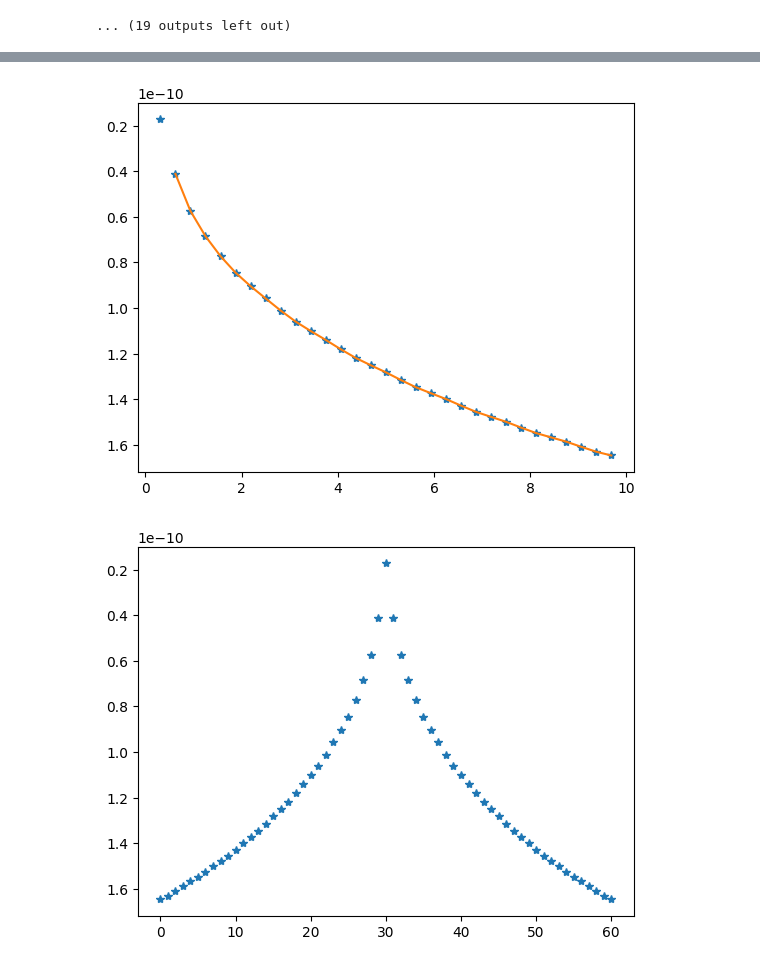
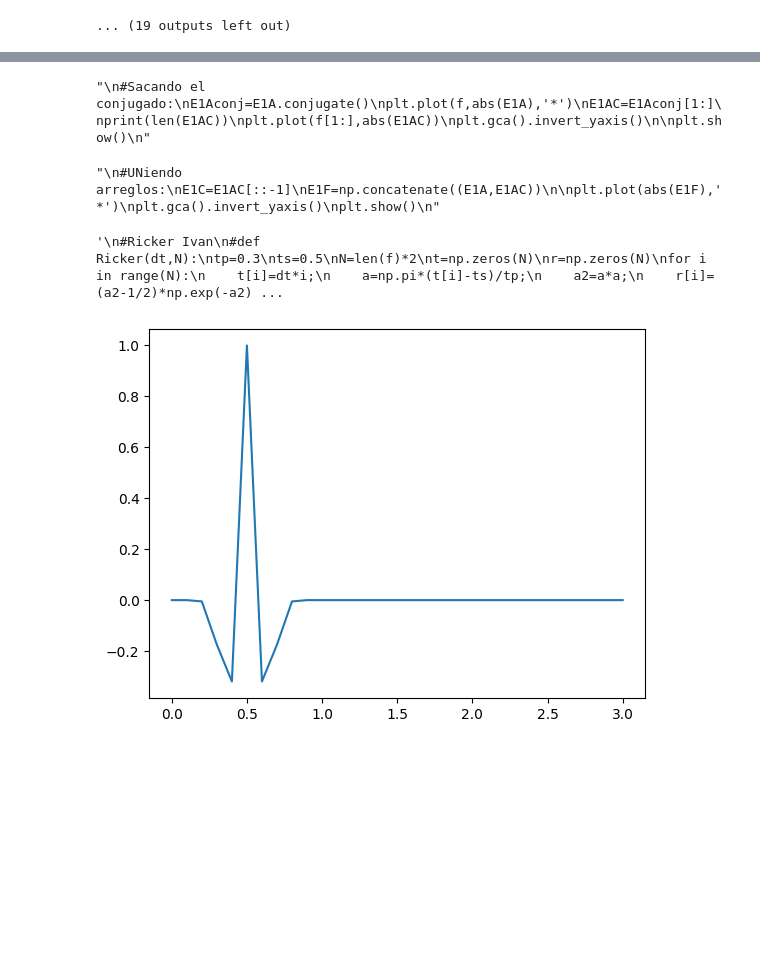
Before and after one commit to seismomat/IBEM, a Jupyter notebook: IBEM_General.ipynb, the cells around one changed output, grey strips where cells are left out. Cells and saved outputs as stored; diff of their text form; code cells hidden in the pictures; blank space fills up the shorter version.

```diff
--- a/IBEM_General.ipynb
+++ b/IBEM_General.ipynb
@@ -494,21 +525,74 @@ plt.show()
 # %%
+'''
 #Sacando el conjugado:
 E1Aconj=E1A.conjugate()
 plt.plot(f,abs(E1A),'*')
 E1AC=E1Aconj[1:]
+print(len(E1AC))
 plt.plot(f[1:],abs(E1AC))
 plt.gca().invert_yaxis()
 
 plt.show()
+'''
 # %% [output]
-[figure, removed]
+"\n#Sacando el conjugado:\nE1Aconj=E1A.conjugate()\nplt.plot(f,abs(E1A),'*')\nE1AC=E1Aconj[1:]\nprint(len(E1AC))\nplt.plot(f[1:],abs(E1AC))\nplt.gca().invert_yaxis()\n\nplt.show()\n"
 # %%
+'''
 #UNiendo arreglos:
 E1C=E1AC[::-1]
-E1F=np.concatenate((E1C,E1A))
+E1F=np.concatenate((E1A,E1AC))
 
 plt.plot(abs(E1F),'*')
 plt.gca().invert_yaxis()
 plt.show()
+'''
 # %% [output]
-[figure, removed]
+"\n#UNiendo arreglos:\nE1C=E1AC[::-1]\nE1F=np.concatenate((E1A,E1AC))\n\nplt.plot(abs(E1F),'*')\nplt.gca().invert_yaxis()\nplt.show()\n"
+# %%
+'''
+#Ricker Ivan
+#def Ricker(dt,N):
+tp=0.3
+ts=0.5
+N=len(f)*2
+t=np.zeros(N)
+r=np.zeros(N)
+for i in range(N):
+    t[i]=dt*i;
+    a=np.pi*(t[i]-ts)/tp;
+    a2=a*a;
+    r[i]=(a2-1/2)*np.exp(-a2);
+Fr=np.fft.fft(r)
+#Fr=Fr[0:round(N/2)]
+plt.plot(t,r)
+plt.title("Espectro Ricker")
+plt.show()
+
+plt.plot(abs(Fr))
+plt.show()
+'''
+# %% [output]
+'\n#Ricker Ivan\n#def Ricker(dt,N):\ntp=0.3\nts=0.5\nN=len(f)*2\nt=np.zeros(N)\nr=np.zeros(N)\nfor i in range(N):\n    t[i]=dt*i;\n    a=np.pi*(t[i]-ts)/tp;\n    a2=a*a;\n    r[i]=(a2-1/2)*np.exp(-a2) ...
+# %%
+#Ricker Nuevo:
+def ricker_wavelet(t, f):
+    return (1 - 2 * (np.pi * f * (t-0.5))**2) * np.exp(-(np.pi * f * (t-0.5))**2)
+# %%
+# Parámetros del pulso Ricker
+frecuencia_ricker = 3.0  # Frecuencia central del pulso
+
+# Crear un vector de tiempo para el pulso Ricker
+t_ricker = np.linspace(0, 3, len(f))
+
+# Calcular el pulso Ricker
+ricker = ricker_wavelet(t_ricker, frecuencia_ricker)
+
+
+
+plt.plot(t_ricker,ricker)
+plt.show()
+
+#plt.plot(abs(ricker_frecuencias))
+#plt.show()
+# %% [output]
+[figure, added]
```
Also changed, not shown: parts of 17 cells of this notebook.
